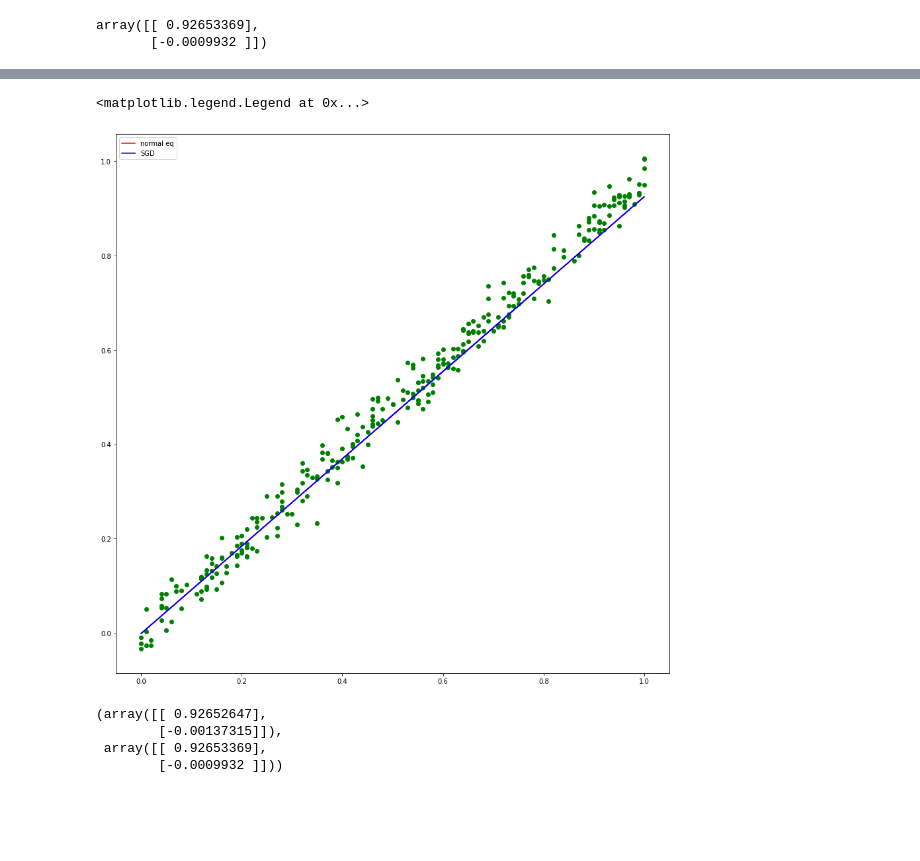
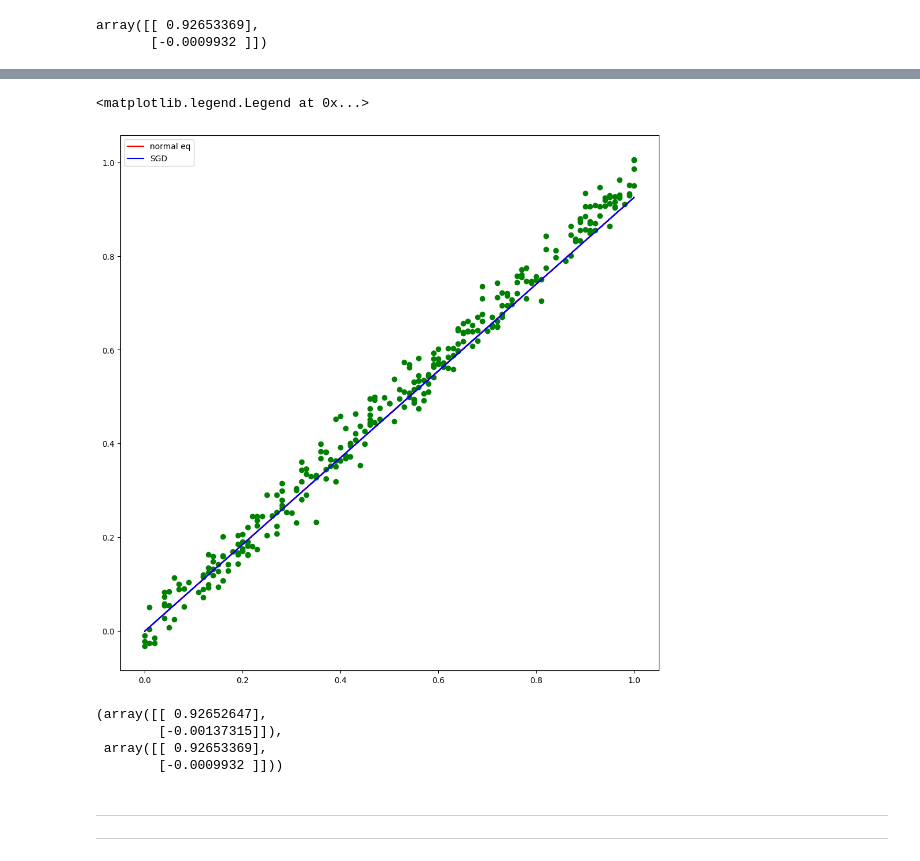
Before and after one commit to GSAUC3/DL-pytorch, a Jupyter notebook: Linear Regression/a.ipynb, the cells around one changed output, grey strips where cells are left out. Saved outputs shown, nothing was run; the diff lists cells and outputs as text; code cells hidden in the pictures; blank space fills up the shorter version.

```diff
--- a/Linear Regression/a.ipynb
+++ b/Linear Regression/a.ipynb
@@ -24,5 +23,5 @@ from tqdm.notebook import tqdm
 # %%
-df = pd.read_csv('train.csv')
+df = pd.read_csv('D:/kaggle work/train.csv')
 df.head()
 # %% [output]
 |  | x | y |
@@ -206,7 +205,7 @@ plt.plot(df.x/100,trainx.dot(w),color='b')
 # %% [markdown]
 ***
 # %%
-test = pd.read_csv('test.csv')
+test = pd.read_csv('D:/kaggle work/test.csv')
 test.isnull().sum().sum()
 # %% [output]
 0
@@ -268,13 +267,13 @@ array([[ 0.92653369],
 # %%
-plt.figure(figsize=(15,15))
+plt.figure(figsize=(12,12))
 # plt.plot(test.x/100,tx.dot(weights_norm),color='y')
 plt.scatter(test.x/100,test.y/105,color='g')
 plt.plot(test.x/100,tx.dot(weights_norm),color='r', label='normal eq')
 plt.plot(test.x/100,tx.dot(weights),color='b',label='SGD')
 plt.legend()
 # %% [output]
 <matplotlib.legend.Legend at 0x...>
-[figure, old version]
+[figure, new version]
 # %%
 weights,weights_norm
 # %% [output]
@@ -282,3 +281,7 @@ weights,weights_norm
         [-0.00137315]]),
  array([[ 0.92653369],
         [-0.0009932 ]]))
+# %% [markdown]
+***
+
+***
```
Also changed, not shown: parts of 5 cells of this notebook, 5 other files.
